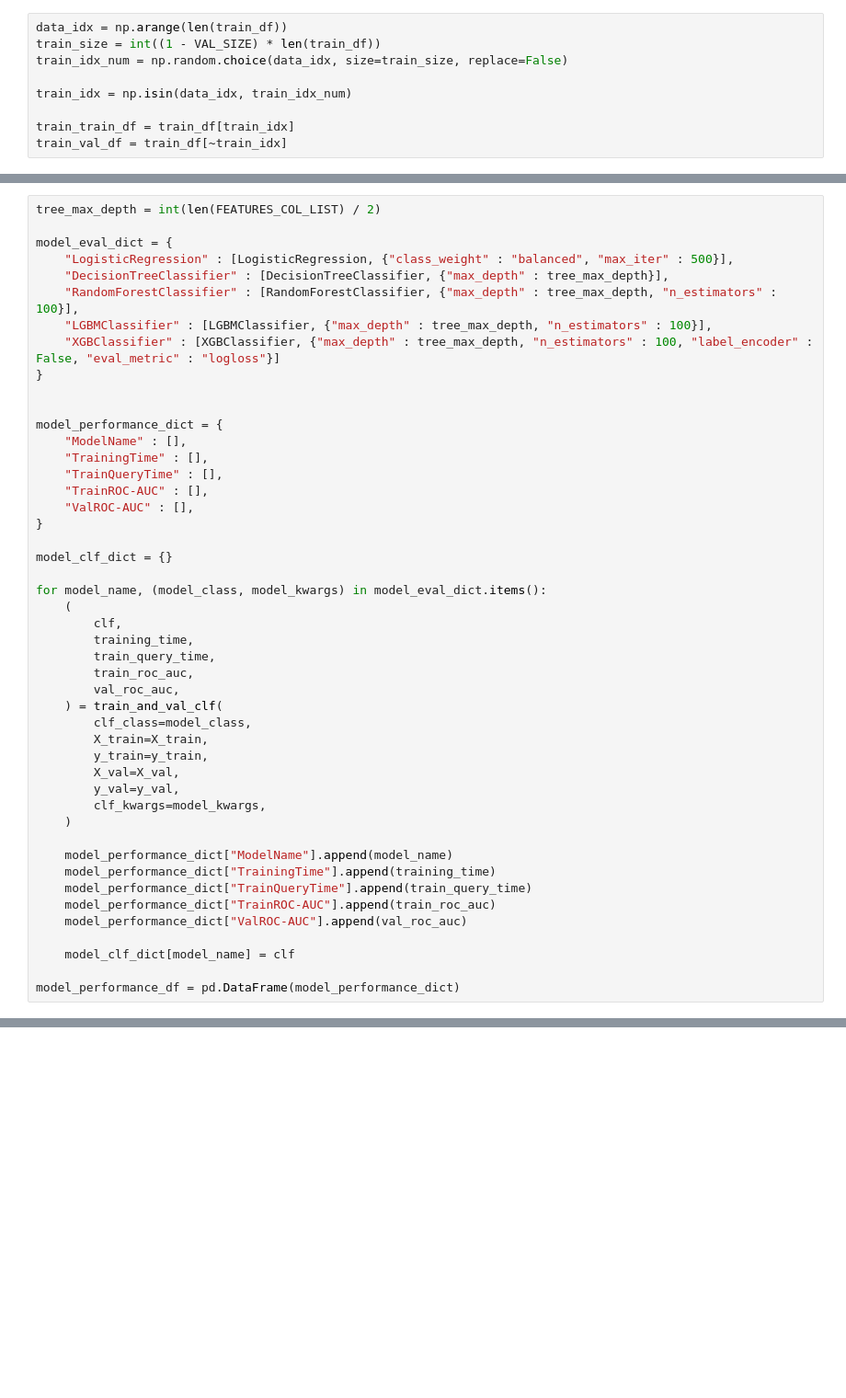
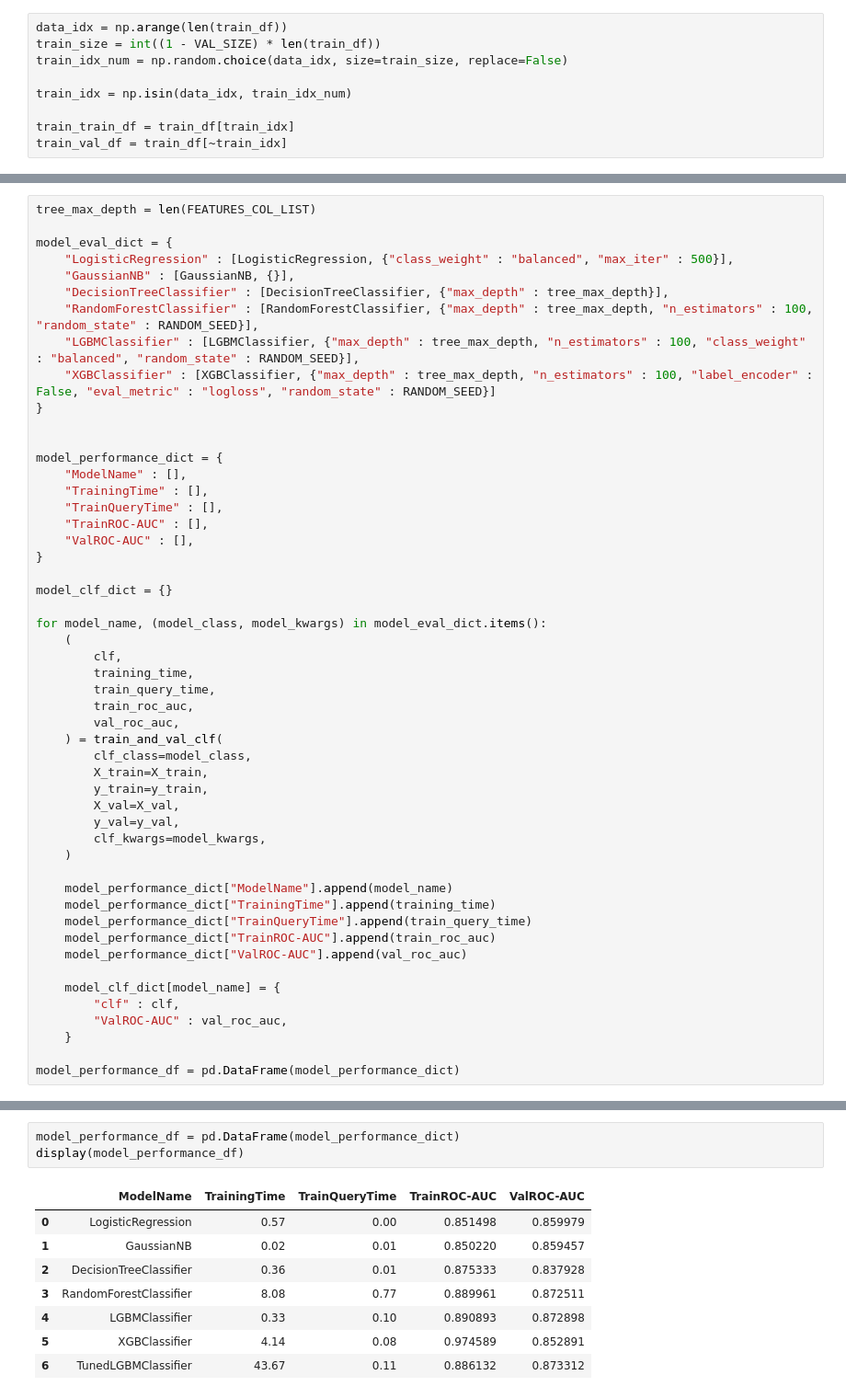
Before and after one commit to aldisf/kaggle_givemesomecredit_apr2022, a Jupyter notebook: analysis_and_modeling.ipynb, the cells around one changed output, grey strips where cells are left out. Shown at 92% size. Drawn from its saved outputs; the diff is of its cells as text; blank space fills up the shorter version.

```diff
--- a/analysis_and_modeling.ipynb
+++ b/analysis_and_modeling.ipynb
@@ -600,12 +389,13 @@ def ensemble_predict_proba(
 # %%
-tree_max_depth = int(len(FEATURES_COL_LIST) / 2)
+tree_max_depth = len(FEATURES_COL_LIST)
 
 model_eval_dict = {
     "LogisticRegression" : [LogisticRegression, {"class_weight" : "balanced", "max_iter" : 500}],
+    "GaussianNB" : [GaussianNB, {}],
     "DecisionTreeClassifier" : [DecisionTreeClassifier, {"max_depth" : tree_max_depth}],
-    "RandomForestClassifier" : [RandomForestClassifier, {"max_depth" : tree_max_depth, "n_estimators" : 100}],
-    "LGBMClassifier" : [LGBMClassifier, {"max_depth" : tree_max_depth, "n_estimators" : 100}],
-    "XGBClassifier" : [XGBClassifier, {"max_depth" : tree_max_depth, "n_estimators" : 100, "label_encoder" : False, "eval_metric" : "logloss"}]
+    "RandomForestClassifier" : [RandomForestClassifier, {"max_depth" : tree_max_depth, "n_estimators" : 100, "random_state" : RANDOM_SEED}],
+    "LGBMClassifier" : [LGBMClassifier, {"max_depth" : tree_max_depth, "n_estimators" : 100, "class_weight" : "balanced", "random_state" : RANDOM_SEED}],
+    "XGBClassifier" : [XGBClassifier, {"max_depth" : tree_max_depth, "n_estimators" : 100, "label_encoder" : False, "eval_metric" : "logloss", "random_state" : RANDOM_SEED}]
 }
 
 
@@ -641,7 +431,10 @@ for model_name, (model_class, model_kwargs) in model_eval_dict.items():
     model_performance_dict["TrainROC-AUC"].append(train_roc_auc)
     model_performance_dict["ValROC-AUC"].append(val_roc_auc)
 
-    model_clf_dict[model_name] = clf
+    model_clf_dict[model_name] = {
+        "clf" : clf,
+        "ValROC-AUC" : val_roc_auc,
+    }
 
 model_performance_df = pd.DataFrame(model_performance_dict)
 # %% [output]
@@ -685,0 +515,12 @@ test_id.join(test_proba).to_csv("submission.csv", index=False)
+# %%
+model_performance_df = pd.DataFrame(model_performance_dict)
+display(model_performance_df)
+# %% [output]
+|  | ModelName | TrainingTime | TrainQueryTime | TrainROC-AUC | ValROC-AUC |
+| 0 | LogisticRegression | 0.57 | 0.00 | 0.851498 | 0.859979 |
+| 1 | GaussianNB | 0.02 | 0.01 | 0.850220 | 0.859457 |
+| 2 | DecisionTreeClassifier | 0.36 | 0.01 | 0.875333 | 0.837928 |
+| 3 | RandomForestClassifier | 8.08 | 0.77 | 0.889961 | 0.872511 |
+| 4 | LGBMClassifier | 0.33 | 0.10 | 0.890893 | 0.872898 |
+| 5 | XGBClassifier | 4.14 | 0.08 | 0.974589 | 0.852891 |
+| 6 | TunedLGBMClassifier | 43.67 | 0.11 | 0.886132 | 0.873312 |
```
Also changed, not shown: parts of 30 cells of this notebook, 12 other files.
